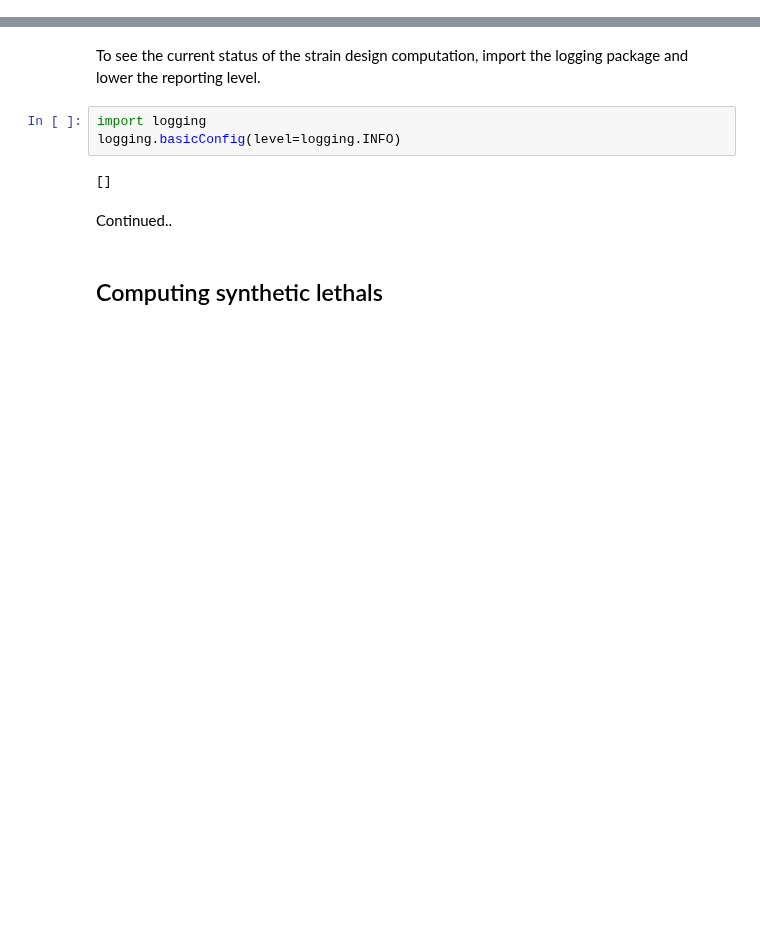
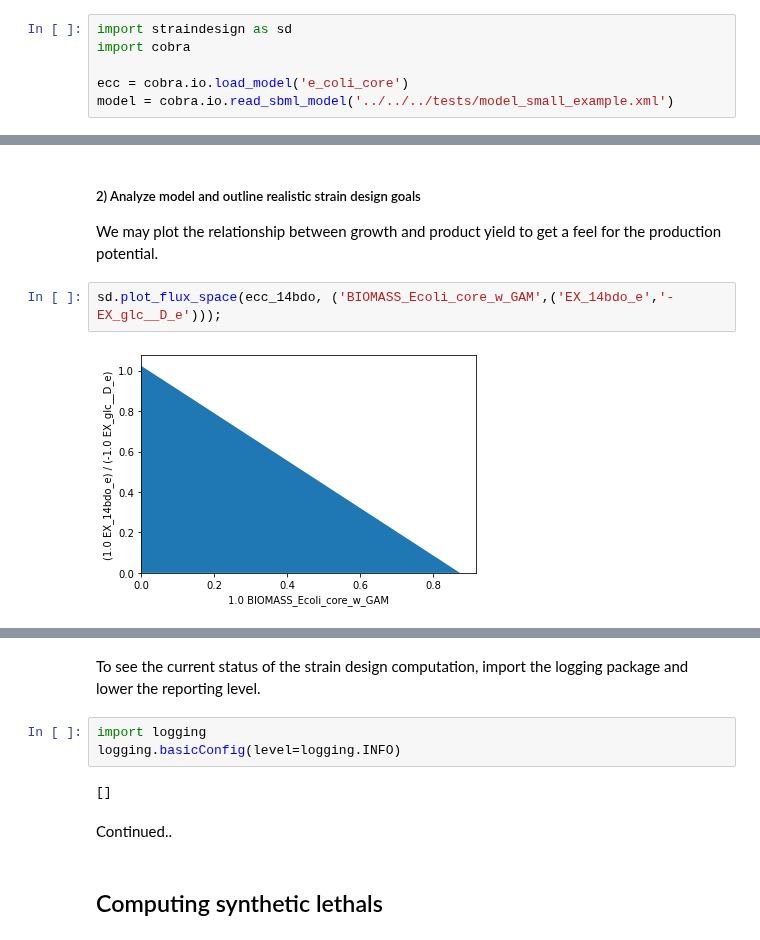
Before and after one commit to klamt-lab/straindesign, a Jupyter notebook: docs/source/examples/JN_05_strain_design_mcs.ipynb, the cells around one changed output, grey strips where cells are left out. Cells and saved outputs as stored; diff of their text form; blank space fills up the shorter version.

```diff
--- a/docs/source/examples/JN_05_strain_design_mcs.ipynb
+++ b/docs/source/examples/JN_05_strain_design_mcs.ipynb
@@ -4,0 +7,6 @@
+# %%
+import straindesign as sd
+import cobra
+
+ecc = cobra.io.load_model('e_coli_core')
+model = cobra.io.read_sbml_model('../../../tests/model_small_example.xml')
@@ -4,0 +82,8 @@
+# %% [markdown]
+##### 2) Analyze model and outline realistic strain design goals
+
+We may plot the relationship between growth and product yield to get a feel for the production potential.
+# %%
+sd.plot_flux_space(ecc_14bdo, ('BIOMASS_Ecoli_core_w_GAM',('EX_14bdo_e','-EX_glc__D_e')));
+# %% [output]
+[figure, added]
```
Also changed, not shown: parts of 24 cells of this notebook, 5 other files.
